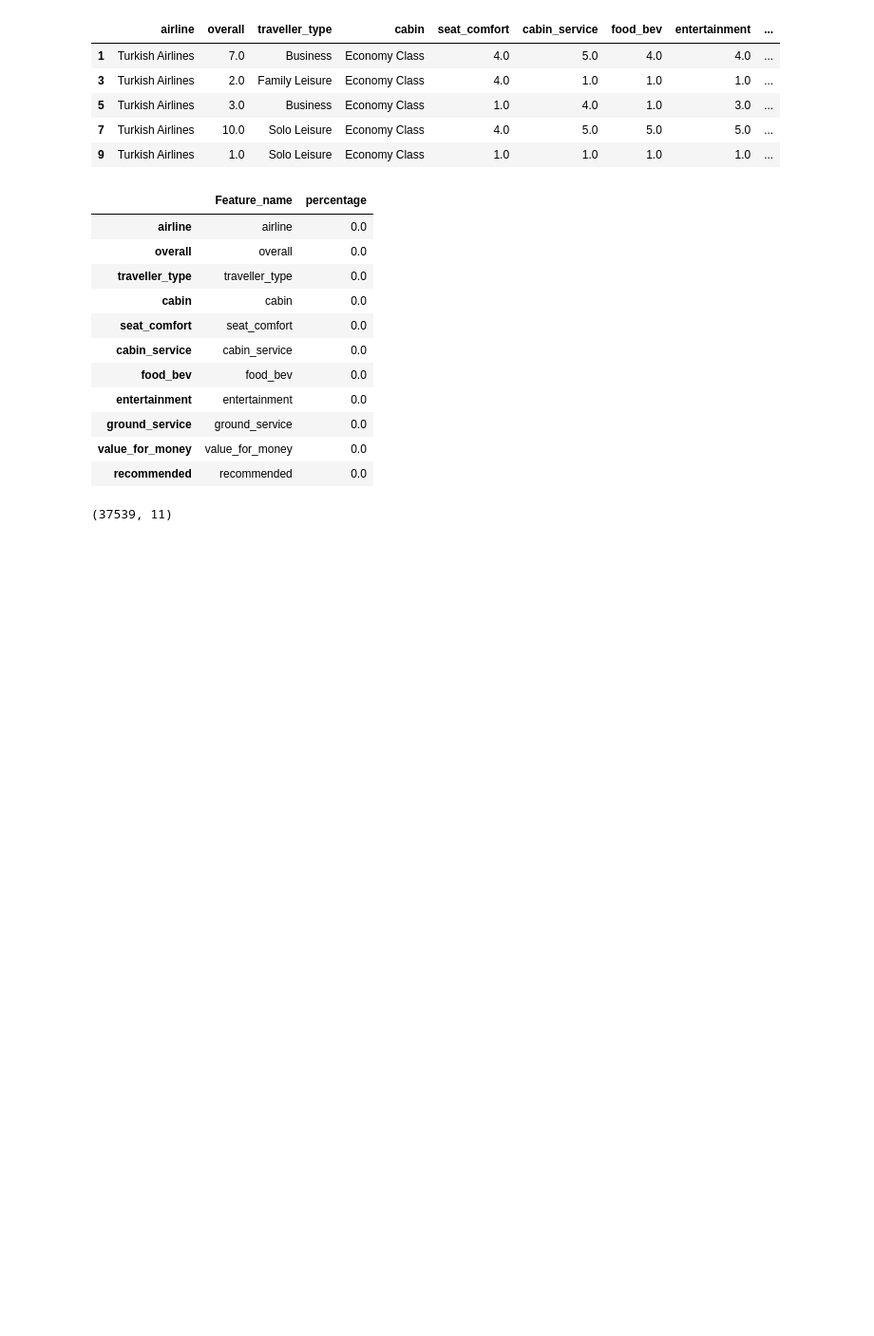
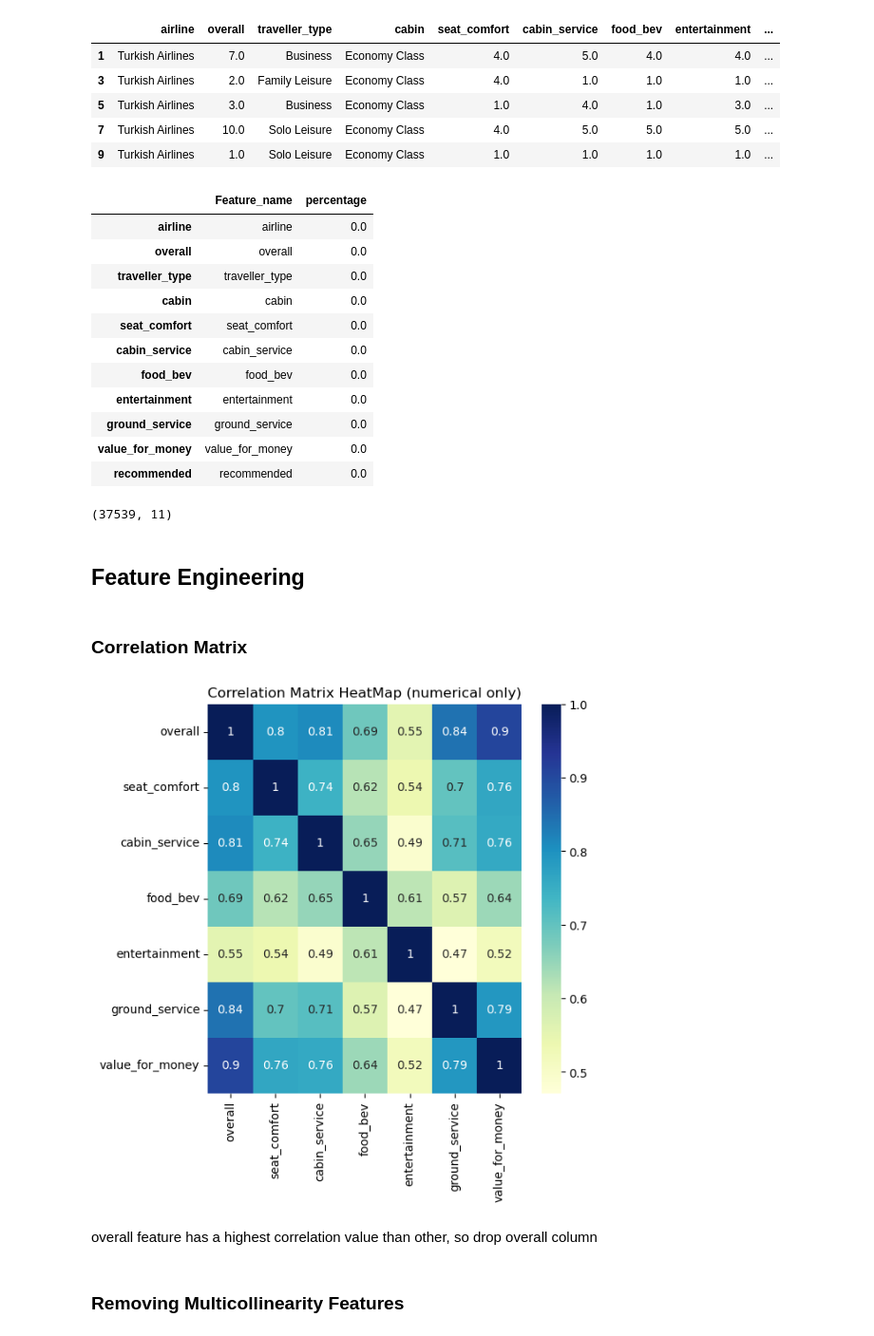
Before and after one commit to Siddharth3271/Airline-Passenger-Refferal-Prediction, a Jupyter notebook: code.ipynb, the cells around one changed output. Shown at 95% size. Drawn from its saved outputs; the diff is of its cells as text; code cells hidden in the pictures; blank space fills up the shorter version.

Commit message:
Done Feature Engineering and Data Preprocessing

```diff
--- a/code.ipynb
+++ b/code.ipynb
@@ -666,3 +682,21 @@ missing_value_check(airline_df)
 airline_df.shape
 # %% [output]
 (37539, 11)
+# %% [markdown]
+## Feature Engineering
+# %% [markdown]
+### Correlation Matrix
+# %%
+numeric_df=airline_df.select_dtypes(include=['number'])
+
+#Plotting the correlation heatmap
+plt.figure(figsize=(6,6))
+sns.heatmap(numeric_df.corr(),annot=True,cmap='YlGnBu')
+plt.title("Correlation Matrix HeatMap (numerical only)")
+plt.show()
+# %% [output]
+[figure, added]
+# %% [markdown]
+overall feature has a highest correlation value than other, so drop overall column
+# %% [markdown]
+### Removing Multicollinearity Features
```
Also changed, not shown: parts of 16 cells of this notebook.
